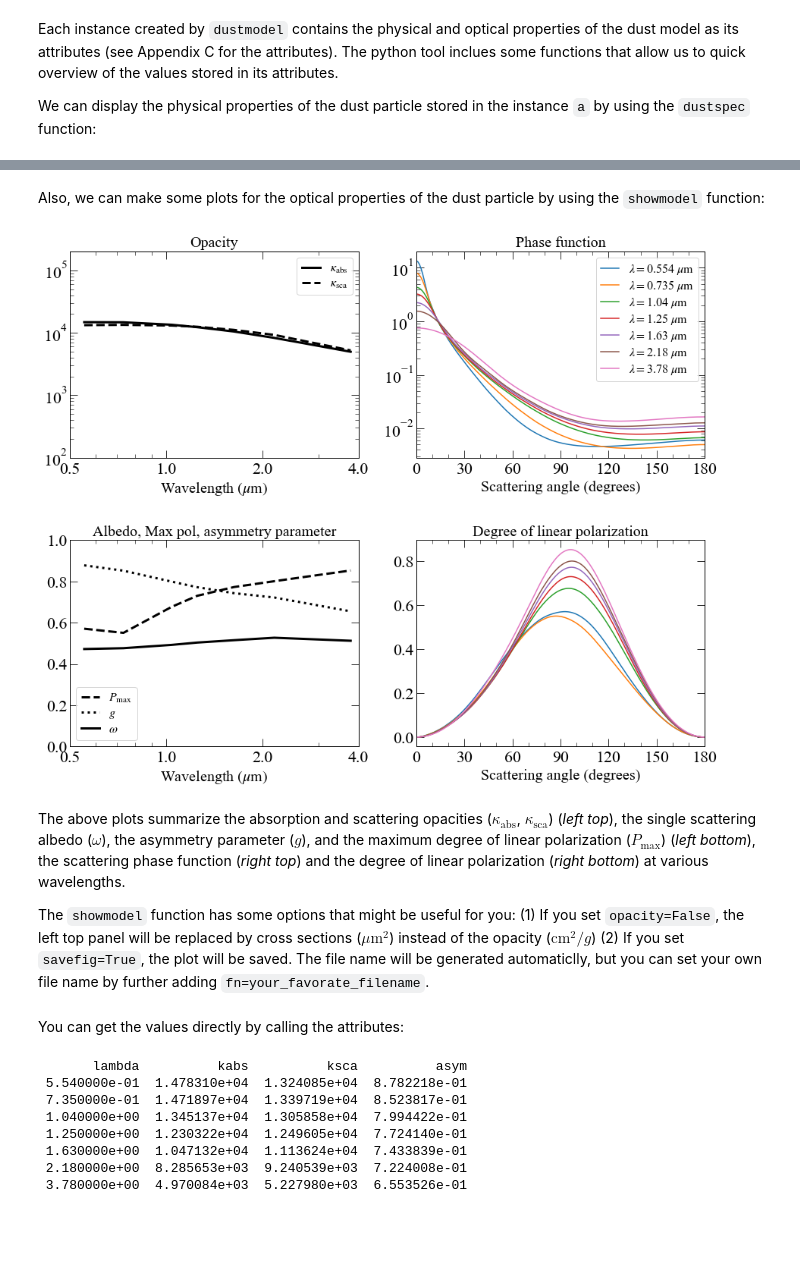
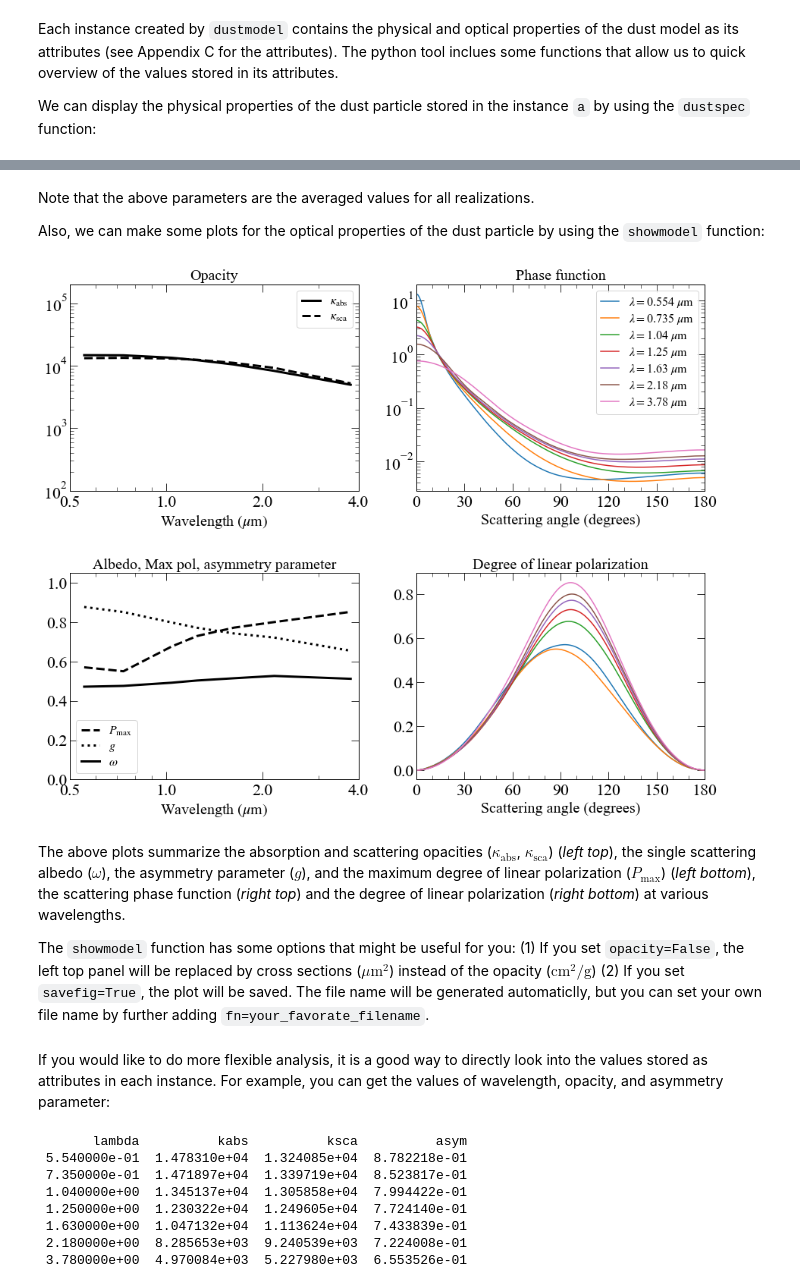
Before and after one commit to rtazaki1205/AggScatVIR, a Jupyter notebook: docs/examples.ipynb, the cells around one changed output, grey strips where cells are left out. Saved outputs shown, nothing was run; the diff lists cells and outputs as text; code cells hidden in the pictures; blank space fills up the shorter version.

```diff
--- a/docs/examples.ipynb
+++ b/docs/examples.ipynb
@@ -22,5 +68,5 @@ Let's read one of dustkapscatmat_XXX.inp stored in the ``AggScatVIR`` database.
 
 The basic command for accessing a dust file for aggregates is
 # %%
-a=dustmodel(partype='CALP',size='4096',amon='100nm',comp='amc')
+a=aggscatpy.dustmodel(partype='CALP',size='4096',amon='100nm',comp='amc')
 # %% [markdown]
@@ -101,15 +109,18 @@ dustspec(a)
 # %% [markdown]
+Note that the above parameters are the averaged values for all realizations.
+
 Also, we can make some plots for the optical properties of the dust particle by using the ``showmodel`` function:
-# %%
-showmodel(a)
-# %% [output]
-[figure, removed]
+# %%
+aggscatpy.showmodel(a)
+# %% [output]
+[figure, added]
 # %% [markdown]
 The above plots summarize the absorption and scattering opacities ($\kappa_\mathrm{abs}$, $\kappa_\mathrm{sca}$) (*left top*), the single scattering albedo ($\omega$), the asymmetry parameter ($g$), and the maximum degree of linear polarization ($P_\mathrm{max}$) (*left bottom*), the scattering phase function (*right top*) and the degree of linear polarization (*right bottom*) at various wavelengths.
 
-The ``showmodel`` function has some options that might be useful for you: (1) If you set ``opacity=False``, the left top panel will be replaced by cross sections ($\mu\mathrm{m}^2$) instead of the opacity ($\mathrm{cm}^2/g$) (2) If you set ``savefig=True``, the plot will be saved.  The file name will be generated automaticlly, but you can set your own file name by further adding ``fn=your_favorate_filename``.
+The ``showmodel`` function has some options that might be useful for you: (1) If you set ``opacity=False``, the left top panel will be replaced by cross sections ($\mu\mathrm{m}^2$) instead of the opacity ($\mathrm{cm}^2/\mathrm{g}$) (2) If you set ``savefig=True``, the plot will be saved.  The file name will be generated automaticlly, but you can set your own file name by further adding ``fn=your_favorate_filename``.
-# %% [markdown]
-You can get the values directly by calling the attributes:
+# %% [markdown]
+
+If you would like to do more flexible analysis, it is a good way to directly look into the values stored as attributes in each instance. For example, you can get the values of wavelength, opacity, and asymmetry parameter:
 # %%
 print('%13s '*4%("lambda","kabs","ksca","asym"))
 for i in range(a.nlmd):
```
Also changed, not shown: parts of 73 cells of this notebook, 46 other files.
